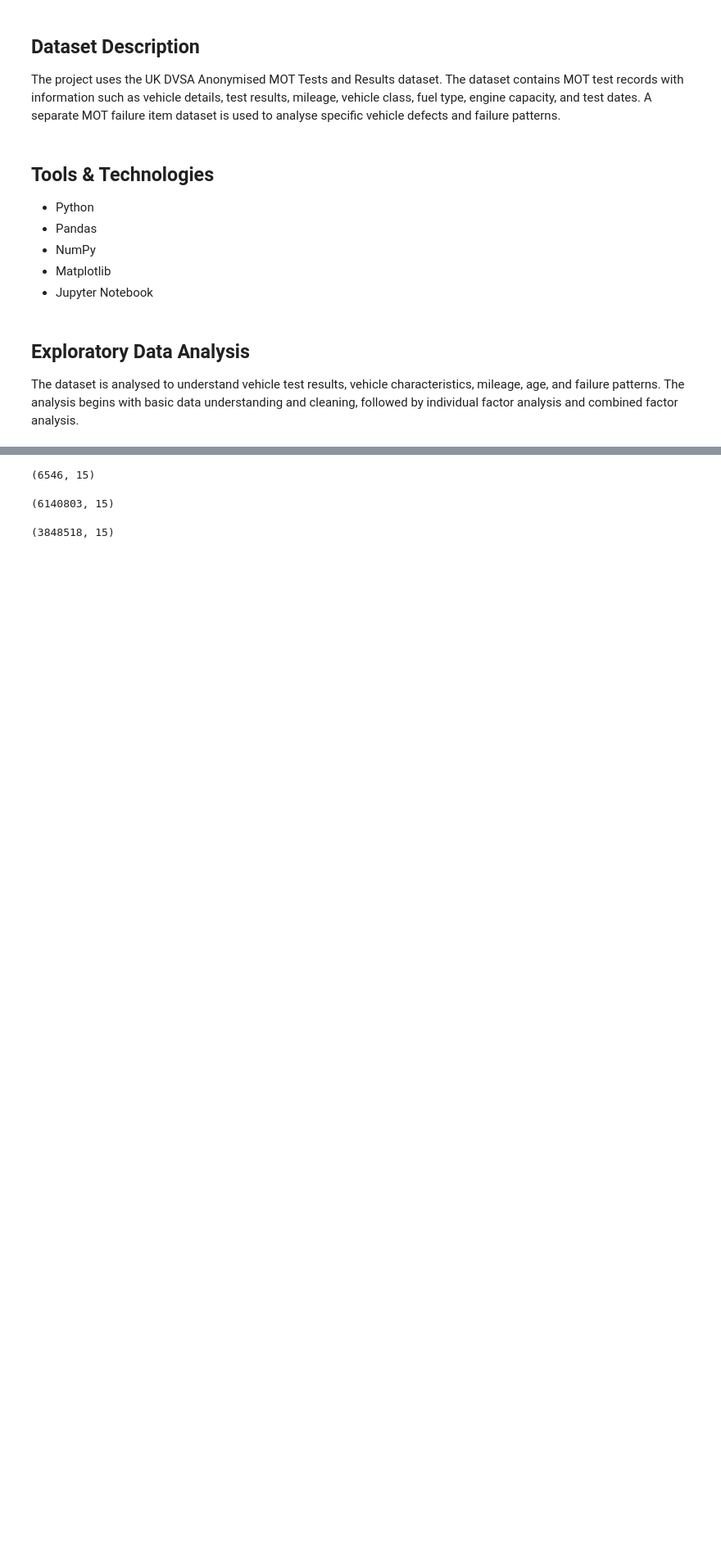
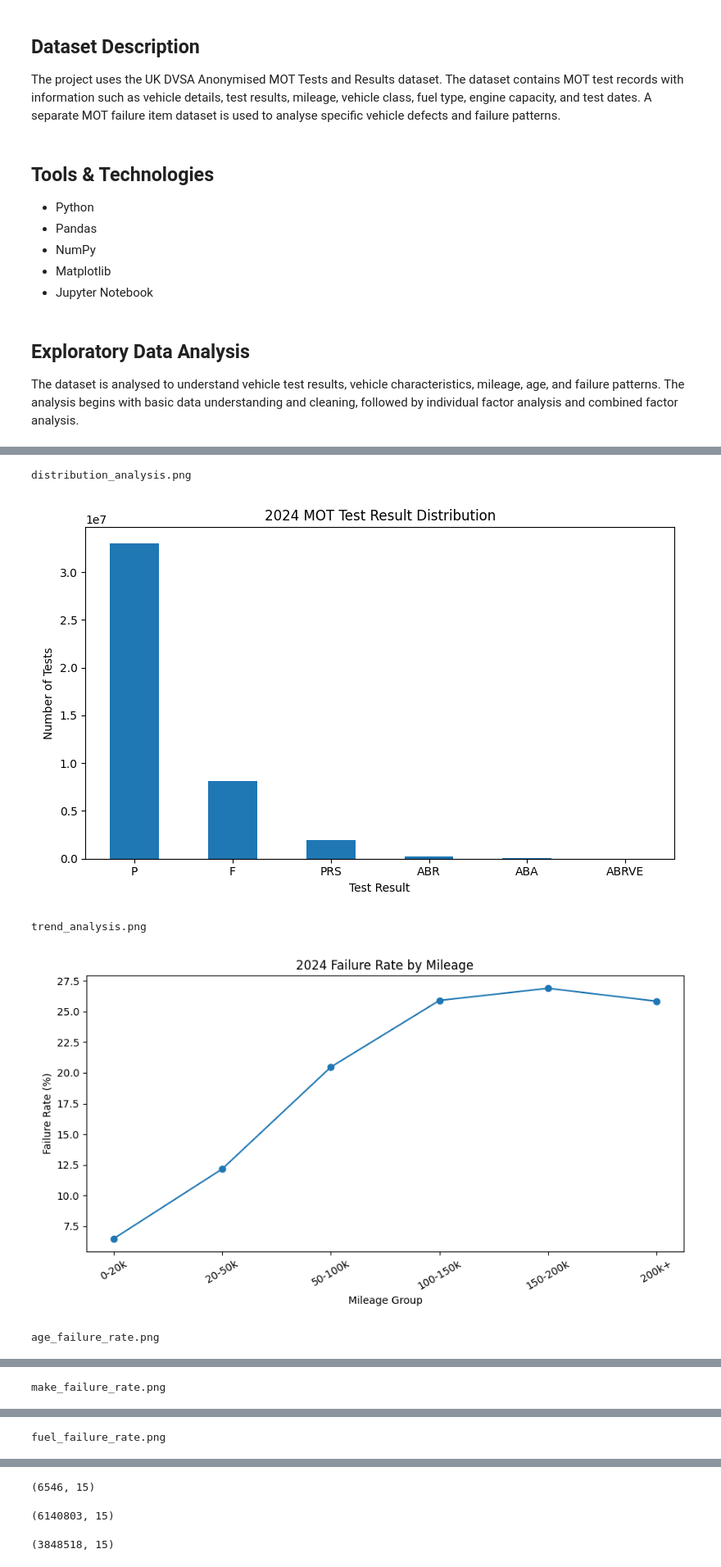
Before and after one commit to v-enkat/com_vechicle, a Jupyter notebook: Notebook/EDA_2024.ipynb, the cells around one changed output, grey strips where cells are left out. Shown at 82% size. Drawn from its saved outputs; the diff is of its cells as text; code cells hidden in the pictures; blank space fills up the shorter version.

```diff
--- a/Notebook/EDA_2024.ipynb
+++ b/Notebook/EDA_2024.ipynb
@@ -66,0 +264,12 @@ df.head()
+# %%
+import os
+import matplotlib.pyplot as plt
+from IPython.display import display, Image
+
+visualization_path = r"D:\EDA PROJECT\Commercial Vehicle Reliability & Failure Pattern Analysis\Visualizations"
+
+print("Available Full-Year EDA Graphs:")
+
+for file in sorted(os.listdir(visualization_path)):
+    if file.endswith(".png"):
+        print(file)
@@ -66,0 +292,32 @@ df.head()
+# %%
+from IPython.display import display, Image
+import os
+
+graph_files = [
+    "distribution_analysis.png",
+    "trend_analysis.png",
+    "age_failure_rate.png",
+    "make_failure_rate.png",
+    "fuel_failure_rate.png",
+    "test_class_failure_rate.png",
+    "model_failure_rate.png",
+    "postcode_failure_rate.png",
+    "monthly_failure_trend.png",
+    "colour_failure_rate.png",
+    "cylinder_capacity_failure_rate.png",
+    "test_type_failure_rate.png",
+    "correlation_analysis.png",
+    "category_analysis.png"
+]
+
+for graph in graph_files:
+    graph_path = os.path.join(visualization_path, graph)
+    if os.path.exists(graph_path):
+        print(graph)
+        display(Image(filename=graph_path))
+# %% [output]
+distribution_analysis.png
+[figure, added]
+trend_analysis.png
+[figure, added]
+age_failure_rate.png
@@ -66,0 +325 @@ df.head()
+make_failure_rate.png
@@ -66,0 +327 @@ df.head()
+fuel_failure_rate.png
```
Also changed, not shown: parts of 15 cells of this notebook, 17 other files.
